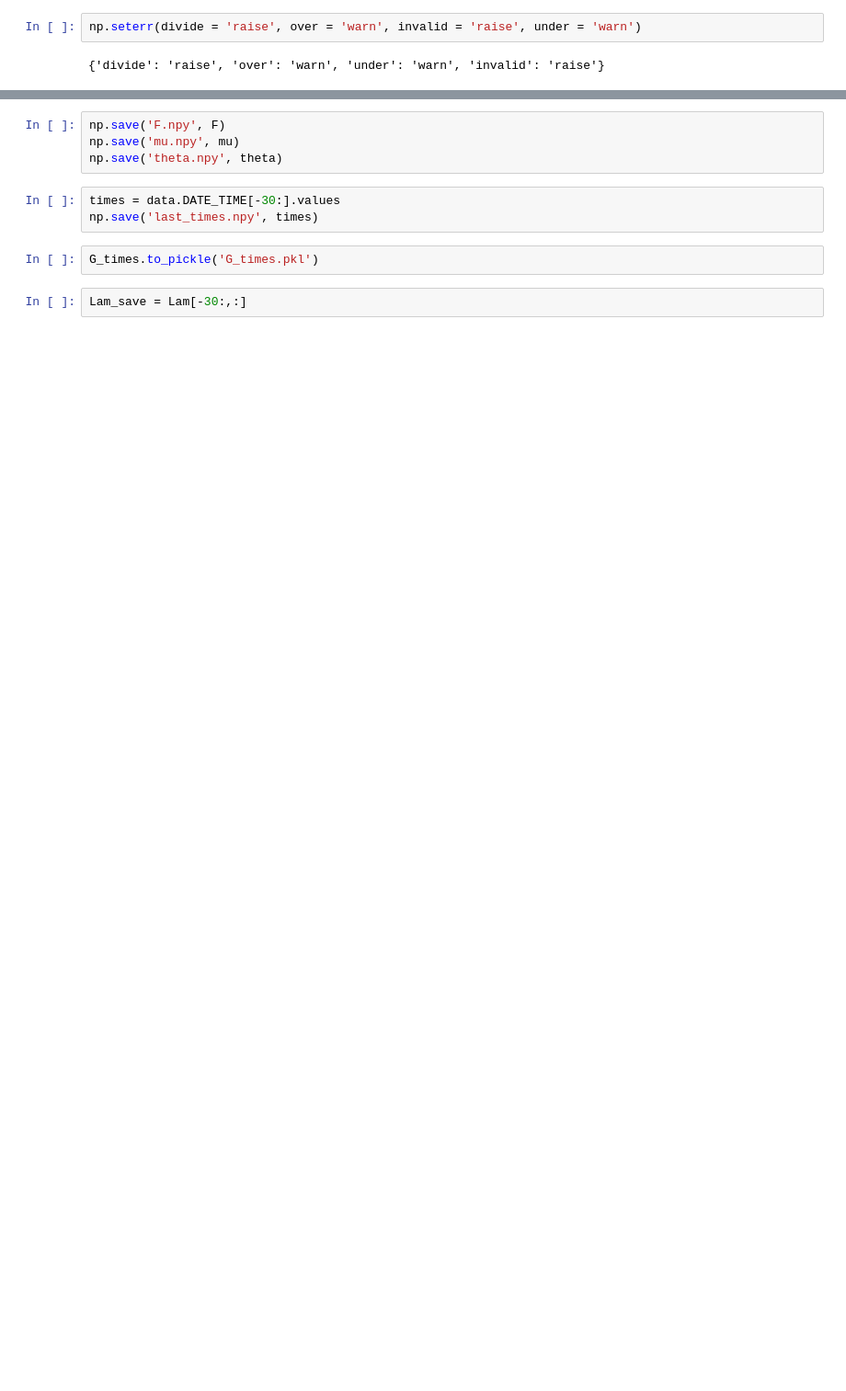
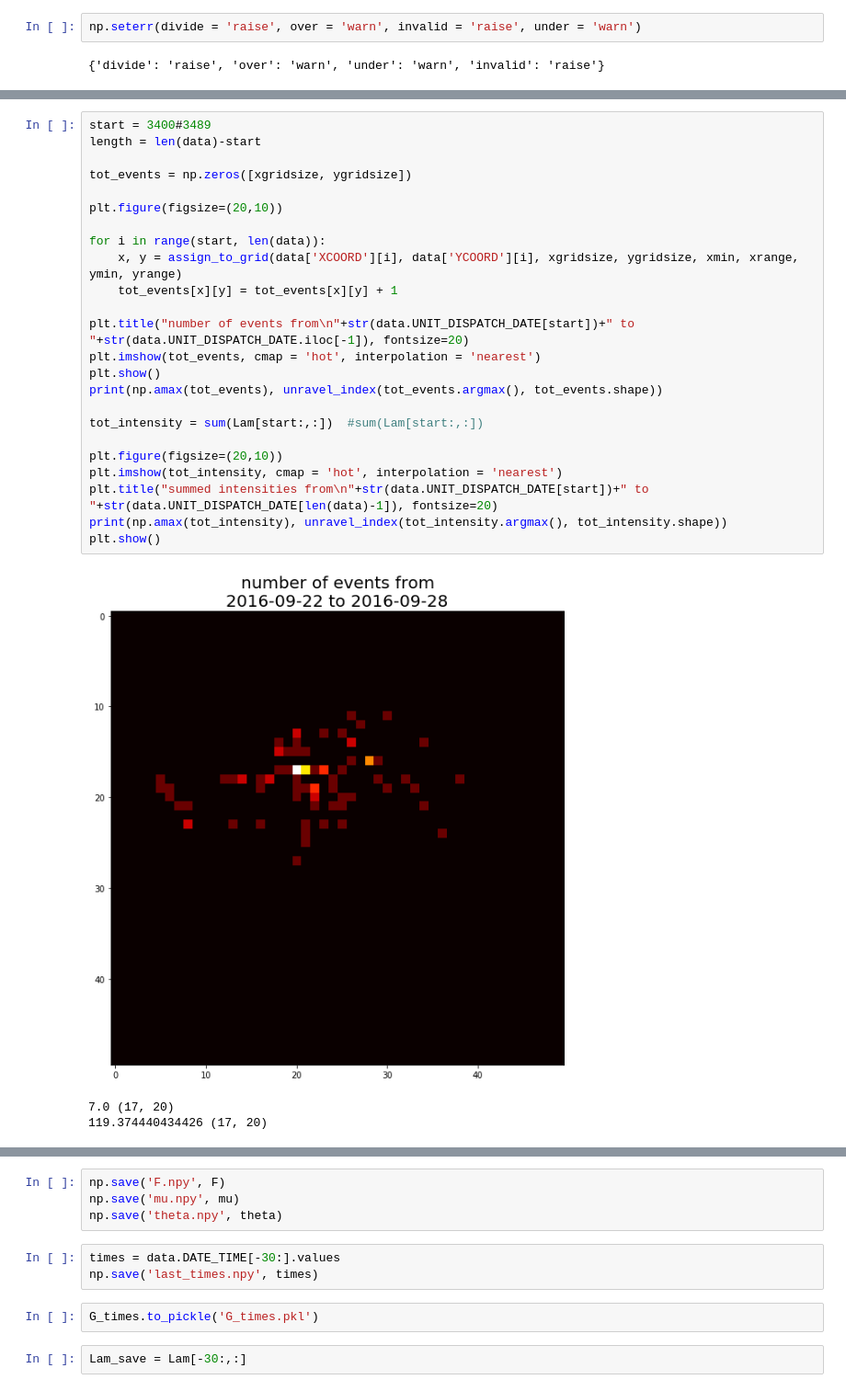
Before and after one commit to rjhosler/IUPUI-REU, a Jupyter notebook: Point Process for EMS Data.ipynb, the cells around one changed output, grey strips where cells are left out. Shown at 92% size. Drawn from its saved outputs; the diff is of its cells as text; blank space fills up the shorter version.

```diff
--- a/Point Process for EMS Data.ipynb
+++ b/Point Process for EMS Data.ipynb
@@ -172,0 +258,28 @@ np.amin(Lam[-1]), np.amax(Lam[-1])
+# %%
+start = 3400#3489
+length = len(data)-start
+
+tot_events = np.zeros([xgridsize, ygridsize])
+
+plt.figure(figsize=(20,10))
+
+for i in range(start, len(data)):
+    x, y = assign_to_grid(data['XCOORD'][i], data['YCOORD'][i], xgridsize, ygridsize, xmin, xrange, ymin, yrange)
+    tot_events[x][y] = tot_events[x][y] + 1
+
+plt.title("number of events from\n"+str(data.UNIT_DISPATCH_DATE[start])+" to "+str(data.UNIT_DISPATCH_DATE.iloc[-1]), fontsize=20)
+plt.imshow(tot_events, cmap = 'hot', interpolation = 'nearest')
+plt.show()
+print(np.amax(tot_events), unravel_index(tot_events.argmax(), tot_events.shape))
+
+tot_intensity = sum(Lam[start:,:])  #sum(Lam[start:,:])
+
+plt.figure(figsize=(20,10))
+plt.imshow(tot_intensity, cmap = 'hot', interpolation = 'nearest')
+plt.title("summed intensities from\n"+str(data.UNIT_DISPATCH_DATE[start])+" to "+str(data.UNIT_DISPATCH_DATE[len(data)-1]), fontsize=20)
+print(np.amax(tot_intensity), unravel_index(tot_intensity.argmax(), tot_intensity.shape))
+plt.show()
+# %% [output]
+[figure, added]
+7.0 (17, 20)
+119.374440434426 (17, 20)
```
Also changed, not shown: parts of 25 cells of this notebook.
